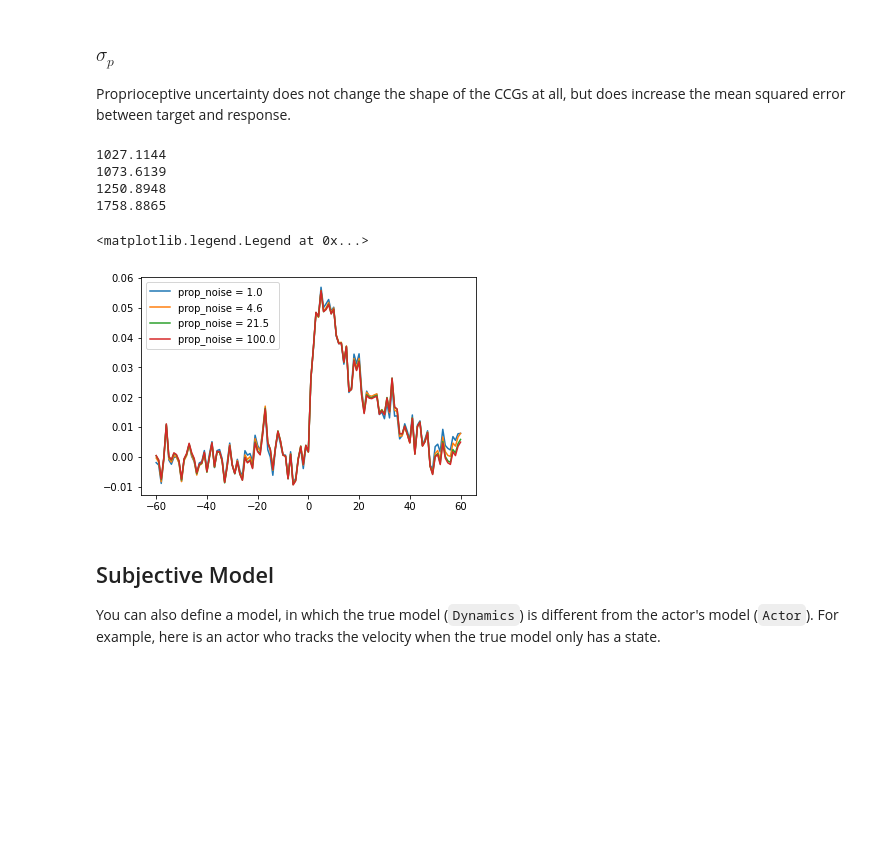
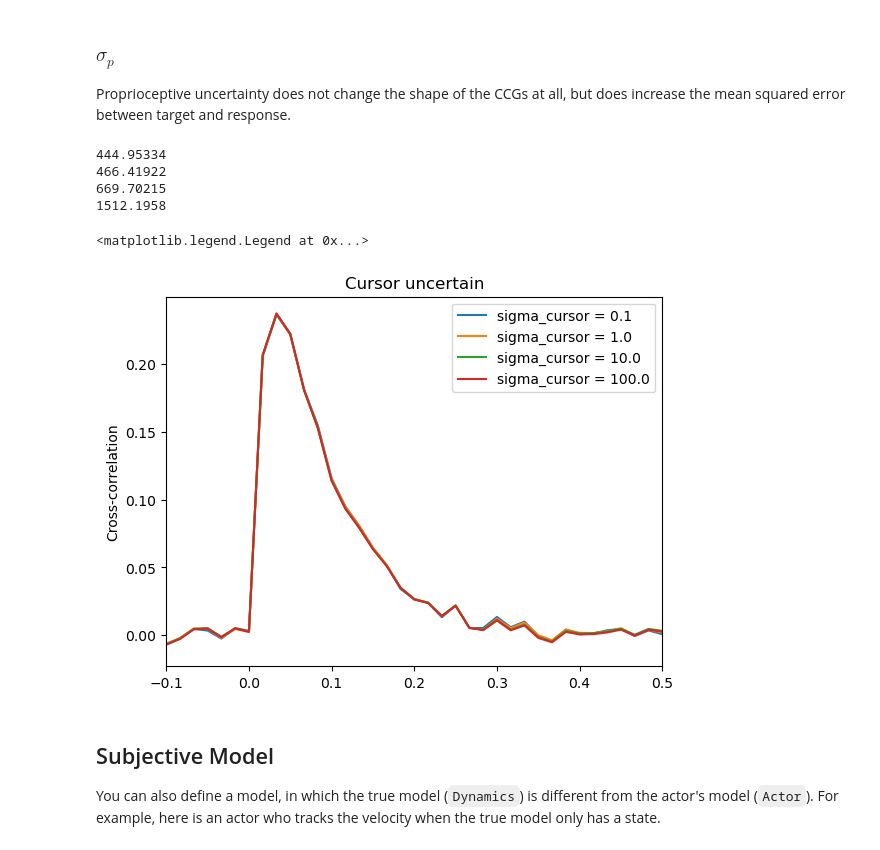
Before and after one commit to RothkopfLab/lqg, a Jupyter notebook: notebooks/01-HowTo.ipynb, the cells around one changed output. Cells and saved outputs as stored; diff of their text form; code cells hidden in the pictures; blank space fills up the shorter version.

```diff
--- a/notebooks/01-HowTo.ipynb
+++ b/notebooks/01-HowTo.ipynb
@@ -143,14 +144,17 @@ Text(0, 0.5, 'Autocorrelation')
 
 An increase in perceptual uncertainty leads to decreased correlation and increased lag, too, but the shape of the curves changes differently compared to the effect of the behavioral cost.
 # %%
-sigmas = np.logspace(-1, 1, 4, base=10)
+sigmas = np.logspace(0, 1.2, 3, base=10)
 for sigma in sigmas:
-    model = BoundedActor(c=0.5, motor_noise=0.5, sigma=sigma)
+    model = BoundedActor(c=0.5, motor_noise=0.5, sigma=sigma, prop_noise=1.)
     x = model.simulate(random.PRNGKey(0), n=100, T=500)
 
     lags, corrs = xcorr(np.diff(x[..., 1], axis=0).T, np.diff(x[..., 0], axis=0).T)
 
-    plt.plot(lags, corrs.mean(axis=0), label=f"sigma = {sigma:.1f}")
+    plt.plot(lags / 60., corrs.mean(axis=0), label=f"sigma_target = {sigma:.1f}")
+    plt.xlim((-.1, .5))
+    plt.title("Target uncertain")
+    plt.ylabel("Cross-correlation")
 plt.legend()
 # %% [output]
 <matplotlib.legend.Legend at 0x...>
@@ -177,24 +181,27 @@ plt.legend()
 
 Proprioceptive uncertainty does not change the shape of the CCGs at all, but does increase the mean squared error between target and response.
 # %%
-prop_noises = np.logspace(0, 2, 4, base=10)
+prop_noises = np.logspace(-1, 2, 4, base=10)
 for prop_noise in prop_noises:
-    model = BoundedActor(c=.1, motor_noise=0.5, sigma=20., prop_noise=prop_noise)
+    model = BoundedActor(c=.5, motor_noise=0.5, sigma=1., prop_noise=prop_noise)
     x = model.simulate(random.PRNGKey(0), n=100, T=500)
 
     lags, corrs = xcorr(np.diff(x[..., 1], axis=0).T, np.diff(x[..., 0], axis=0).T)
 
     print(np.sqrt(np.sum((x[...,1] - x[...,0])**2)))
 
-    plt.plot(lags, corrs.mean(axis=0), label=f"prop_noise = {prop_noise:.1f}")
+    plt.plot(lags / 60., corrs.mean(axis=0), label=f"sigma_cursor = {prop_noise:.1f}")
+    plt.xlim((-.1, .5))
+    plt.title("Cursor uncertain")
+    plt.ylabel("Cross-correlation")
 plt.legend()
 # %% [output]
-1027.1144
-1073.6139
-1250.8948
-1758.8865
+444.95334
+466.41922
+669.70215
+1512.1958
 <matplotlib.legend.Legend at 0x...>
-[figure, old version]
+[figure, new version]
 # %% [markdown]
 ## Subjective Model
 You can also define a model, in which the true model (`Dynamics`) is different from the actor's model (`Actor`). For example, here is an actor who tracks the velocity when the true model only has a state.
```
Also changed, not shown: parts of 6 cells of this notebook, 1 other file.
